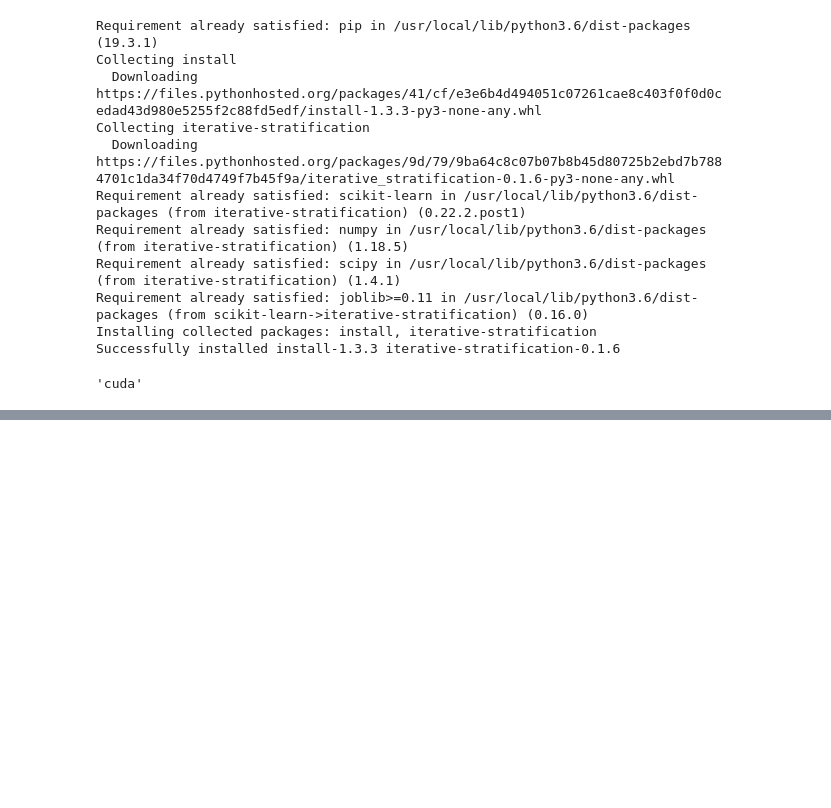
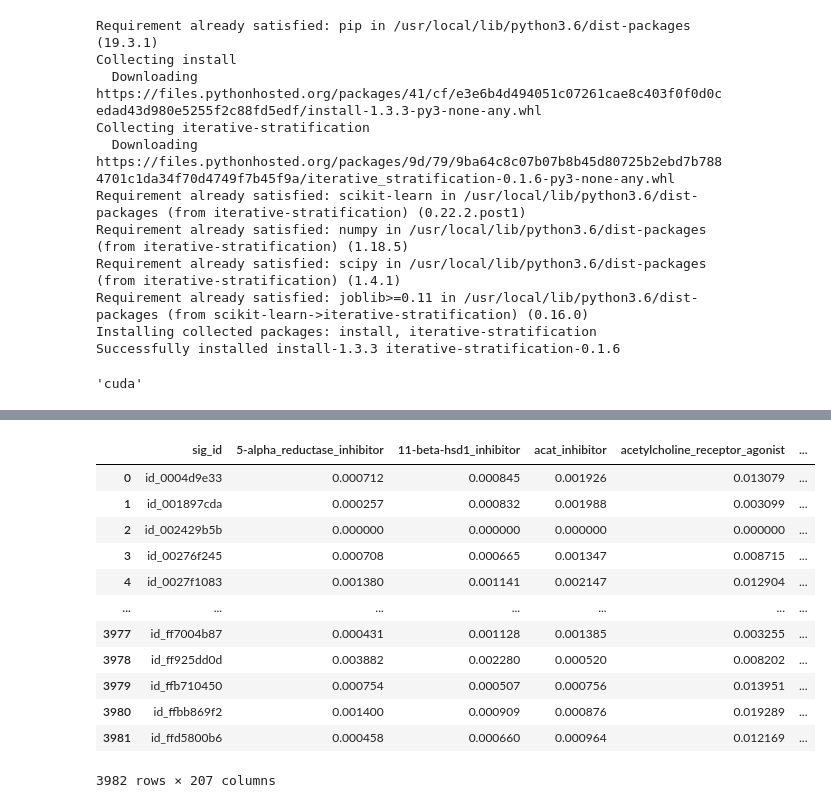
Before and after one commit to Mainakdeb/moa-classification, a Jupyter notebook: moa-classification.ipynb, the cells around one changed output, grey strips where cells are left out. Saved outputs shown, nothing was run; the diff lists cells and outputs as text; code cells hidden in the pictures; blank space fills up the shorter version.

```diff
--- a/moa-classification.ipynb
+++ b/moa-classification.ipynb
@@ -627 +526,17 @@ final_sub
 3982 rows × 207 columns
+# %%
+final_sub
+# %% [output]
+|  | sig_id | 5-alpha_reductase_inhibitor | 11-beta-hsd1_inhibitor | acat_inhibitor | acetylcholine_receptor_agonist | ... |
+| 0 | id_0004d9e33 | 0.000712 | 0.000845 | 0.001926 | 0.013079 | ... |
+| 1 | id_001897cda | 0.000257 | 0.000832 | 0.001988 | 0.003099 | ... |
+| 2 | id_002429b5b | 0.000000 | 0.000000 | 0.000000 | 0.000000 | ... |
+| 3 | id_00276f245 | 0.000708 | 0.000665 | 0.001347 | 0.008715 | ... |
+| 4 | id_0027f1083 | 0.001380 | 0.001141 | 0.002147 | 0.012904 | ... |
+| ... | ... | ... | ... | ... | ... | ... |
+| 3977 | id_ff7004b87 | 0.000431 | 0.001128 | 0.001385 | 0.003255 | ... |
+| 3978 | id_ff925dd0d | 0.003882 | 0.002280 | 0.000520 | 0.008202 | ... |
+| 3979 | id_ffb710450 | 0.000754 | 0.000507 | 0.000756 | 0.013951 | ... |
+| 3980 | id_ffbb869f2 | 0.001400 | 0.000909 | 0.000876 | 0.019289 | ... |
+| 3981 | id_ffd5800b6 | 0.000458 | 0.000660 | 0.000964 | 0.012169 | ... |
+3982 rows × 207 columns
```
Also changed, not shown: parts of 33 cells of this notebook.
